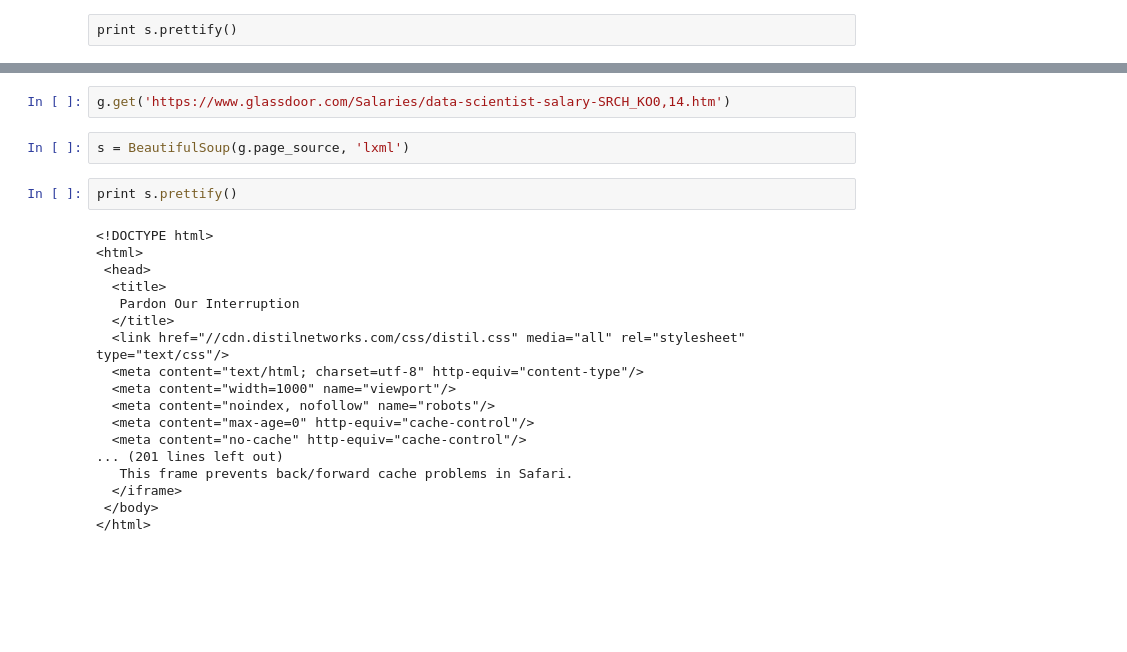
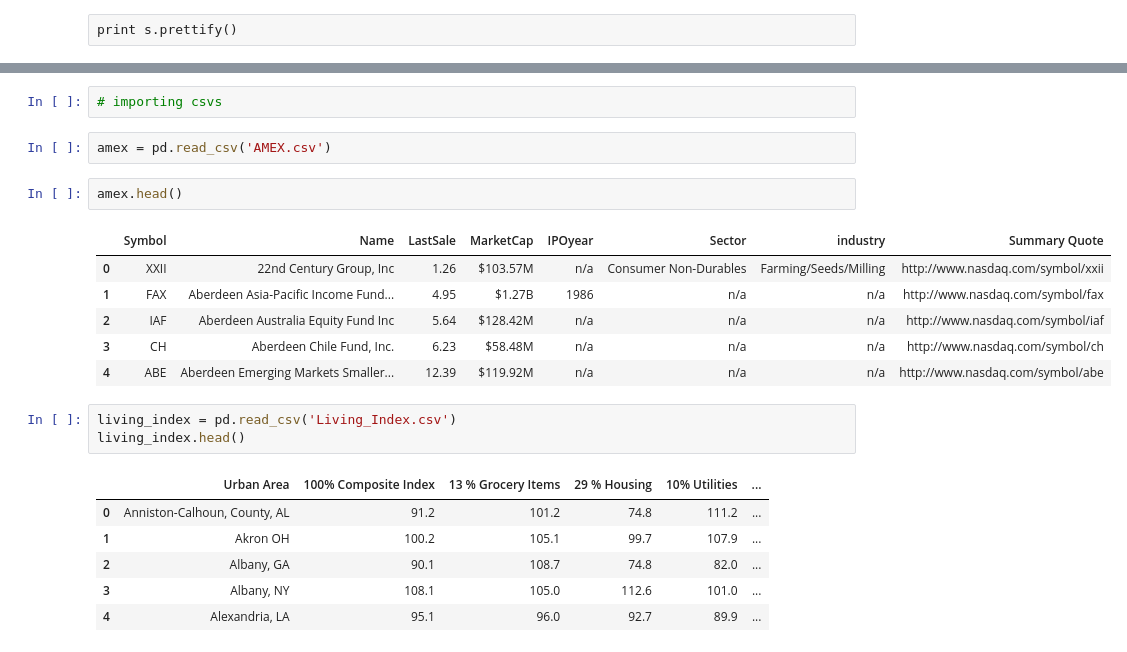
Before and after one commit to spockl/ga-dsi-1, a Jupyter notebook: projects/projects-weekly/project-04/project-4-jocelyn-ong.ipynb, the cells around one changed output, grey strips where cells are left out. Cells and saved outputs as stored; diff of their text form; blank space fills up the shorter version.

```diff
--- a/projects/projects-weekly/project-04/project-4-jocelyn-ong.ipynb
+++ b/projects/projects-weekly/project-04/project-4-jocelyn-ong.ipynb
@@ -465,24 +471,23 @@ g = webdriver.PhantomJS(executable_path=path_phantom)
-# %%
-g.get('https://www.glassdoor.com/Salaries/data-scientist-salary-SRCH_KO0,14.htm')
-# %%
-s = BeautifulSoup(g.page_source, 'lxml')
-# %%
-print s.prettify()
-# %% [output]
-<!DOCTYPE html>
-<html>
- <head>
-  <title>
-   Pardon Our Interruption
-  </title>
-  <link href="//cdn.distilnetworks.com/css/distil.css" media="all" rel="stylesheet" type="text/css"/>
-  <meta content="text/html; charset=utf-8" http-equiv="content-type"/>
-  <meta content="width=1000" name="viewport"/>
-  <meta content="noindex, nofollow" name="robots"/>
-  <meta content="max-age=0" http-equiv="cache-control"/>
-  <meta content="no-cache" http-equiv="cache-control"/>
-... (201 lines left out)
-   This frame prevents back/forward cache problems in Safari.
-  </iframe>
- </body>
-</html>
+# %%
+# importing csvs
+# %%
+amex = pd.read_csv('AMEX.csv')
+# %%
+amex.head()
+# %% [output]
+|  | Symbol | Name | LastSale | MarketCap | IPOyear | Sector | industry | Summary Quote |
+| 0 | XXII | 22nd Century Group, Inc | 1.26 | $103.57M | n/a | Consumer Non-Durables | Farming/Seeds/Milling | http://www.nasdaq.com/symbol/xxii |
+| 1 | FAX | Aberdeen Asia-Pacific Income Fund... | 4.95 | $1.27B | 1986 | n/a | n/a | http://www.nasdaq.com/symbol/fax |
+| 2 | IAF | Aberdeen Australia Equity Fund Inc | 5.64 | $128.42M | n/a | n/a | n/a | http://www.nasdaq.com/symbol/iaf |
+| 3 | CH | Aberdeen Chile Fund, Inc. | 6.23 | $58.48M | n/a | n/a | n/a | http://www.nasdaq.com/symbol/ch |
+| 4 | ABE | Aberdeen Emerging Markets Smaller... | 12.39 | $119.92M | n/a | n/a | n/a | http://www.nasdaq.com/symbol/abe |
+# %%
+living_index = pd.read_csv('Living_Index.csv')
+living_index.head()
+# %% [output]
+|  | Urban Area | 100% Composite Index | 13 % Grocery Items | 29 % Housing | 10% Utilities | ... |
+| 0 | Anniston-Calhoun, County, AL | 91.2 | 101.2 | 74.8 | 111.2 | ... |
+| 1 | Akron OH | 100.2 | 105.1 | 99.7 | 107.9 | ... |
+| 2 | Albany, GA | 90.1 | 108.7 | 74.8 | 82.0 | ... |
+| 3 | Albany, NY | 108.1 | 105.0 | 112.6 | 101.0 | ... |
+| 4 | Alexandria, LA | 95.1 | 96.0 | 92.7 | 89.9 | ... |
```
Also changed, not shown: parts of 46 cells of this notebook, 14 other files.
